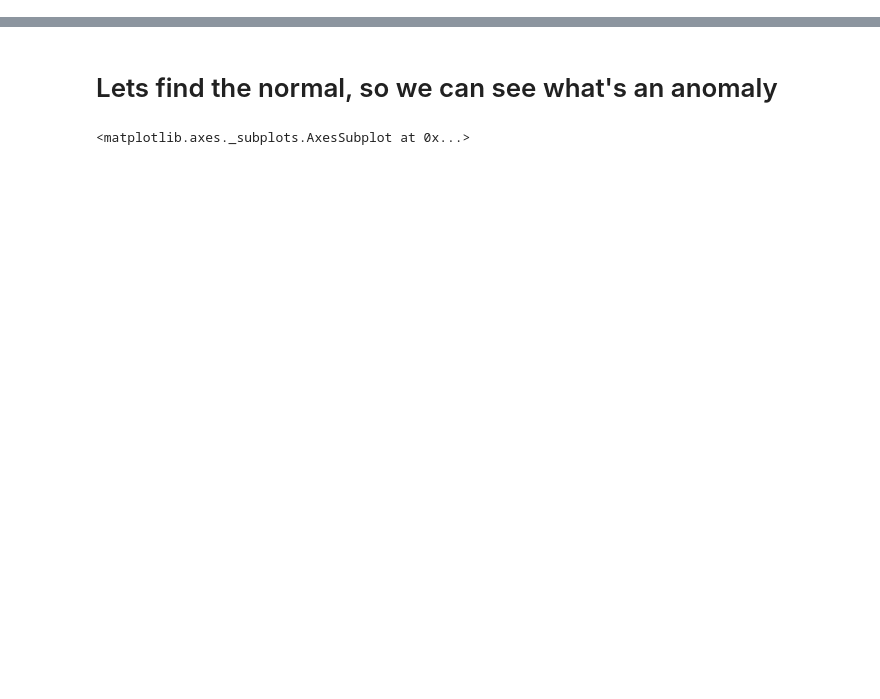
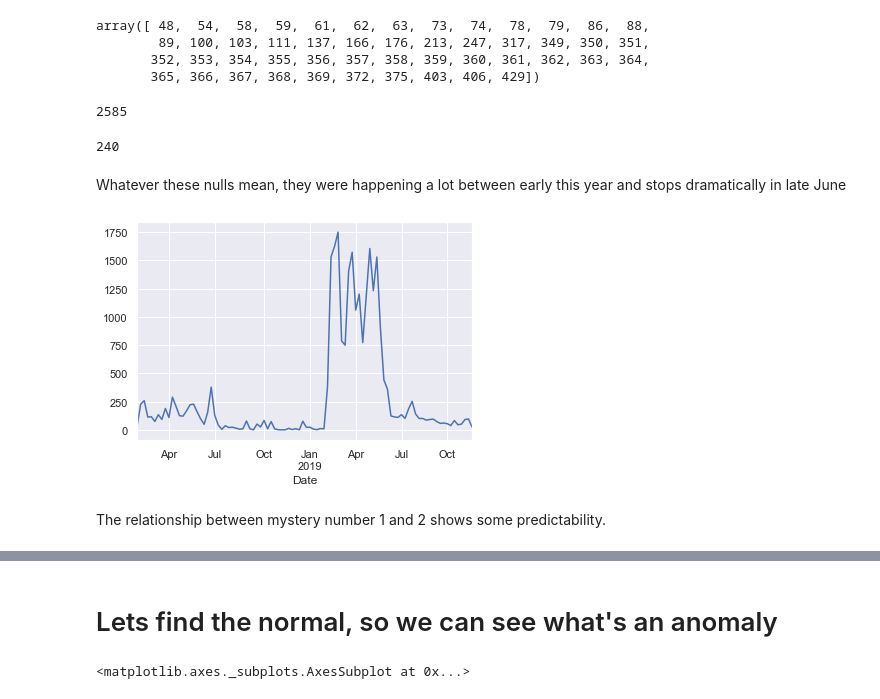
Before and after one commit to flambuth/ds-methodologies-exercises, a Jupyter notebook: anomaly_detection/mystery-solving.ipynb, the cells around one changed output, grey strips where cells are left out. Saved outputs shown, nothing was run; the diff lists cells and outputs as text; code cells hidden in the pictures; blank space fills up the shorter version.

```diff
--- a/anomaly_detection/mystery-solving.ipynb
+++ b/anomaly_detection/mystery-solving.ipynb
@@ -64 +65,28 @@ memory usage: 15.2+ MB
+# %%
+blob[blob.number2.isnull()].number1.unique()
+#I see a coupleof consecutive series among the number1 column.
+# %% [output]
+array([ 48,  54,  58,  59,  61,  62,  63,  73,  74,  78,  79,  86,  88,
+        89, 100, 103, 111, 137, 166, 176, 213, 247, 317, 349, 350, 351,
+       352, 353, 354, 355, 356, 357, 358, 359, 360, 361, 362, 363, 364,
+       365, 366, 367, 368, 369, 372, 375, 403, 406, 429])
+# %%
+blob.ip_source.nunique()
+# %% [output]
+2585
+# %%
+blob[blob.number2.isnull()].ip_source.nunique()
+# %% [output]
+240
+# %%
+nulls = df[df.number2.isnull()]['number1']
+# %% [markdown]
+Whatever these nulls mean, they were happening a lot between early this year and stops dramatically in late June
+# %%
+nulls.resample('W').count().plot()
+plt.show()
+# %% [output]
+[figure, added]
+# %% [markdown]
+The relationship between mystery number 1 and 2 shows some predictability.
 # %%
```
Also changed, not shown: parts of 50 cells of this notebook, 2 other files.
